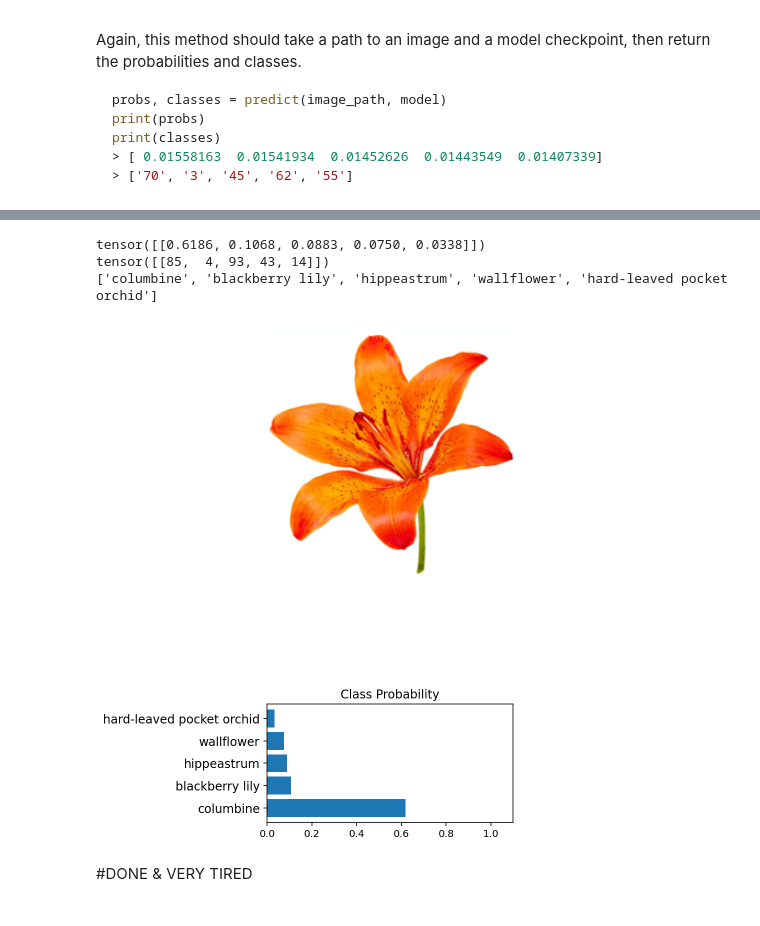
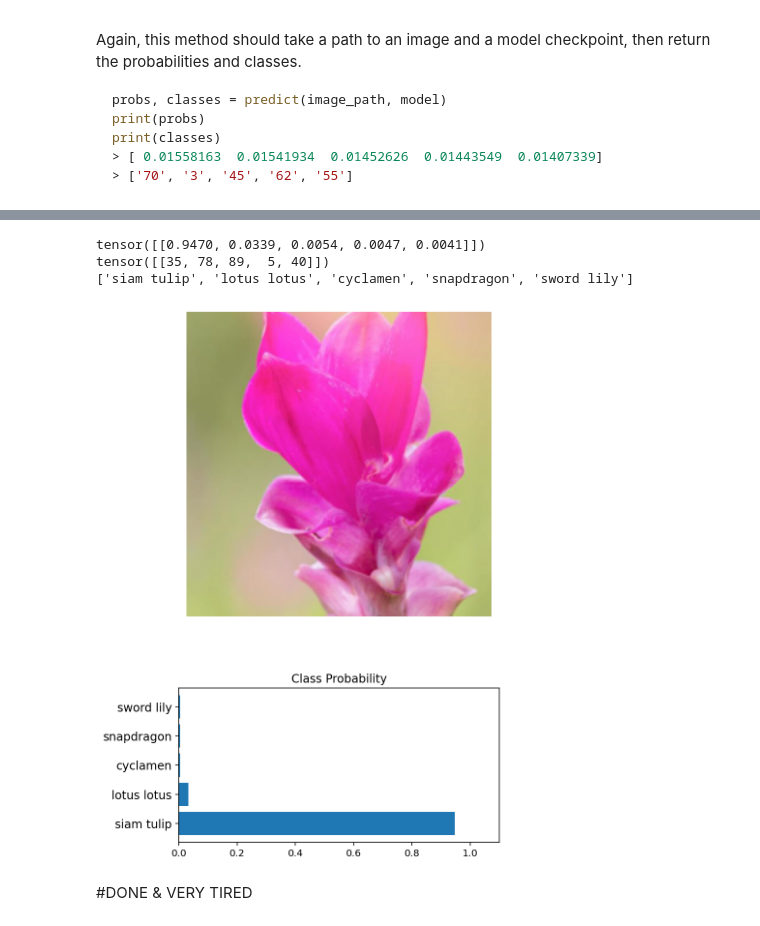
Before and after one commit to noveguy/MyClassifier, a Jupyter notebook: Image Classifier Project.ipynb, the cells around one changed output, grey strips where cells are left out. Drawn from its saved outputs; the diff is of its cells as text; code cells hidden in the pictures.

Commit message:
Minor print format fix; jupyter nb re-test OK

```diff
--- a/Image Classifier Project.ipynb
+++ b/Image Classifier Project.ipynb
@@ -129,6 +129,7 @@ VGG(
   )
 )
 # %%
+class_to_idx = train_datasets.class_to_idx
 class myNNmodule():
     def __init__(self):
         classifier = nn.Sequential()
@@ -140,11 +141,12 @@ for param in model.parameters():
 
 from collections import OrderedDict
 classifier = nn.Sequential(OrderedDict([
-                          ('fc1', nn.Linear(25088, 2048)),
+                          ('fc1', nn.Linear(25088, 1024)),
                           ('relu', nn.ReLU()),
-                          ('fc2', nn.Linear(2048, 102)),
+                          ('fc2', nn.Linear(1024, 102)),
                           ('output', nn.LogSoftmax(dim=1))
                           ]))
 myModule = myNNmodule()
 myModule.classifier = classifier
+myModule.class_to_idx = class_to_idx
 model.classifier = myModule.classifier
@@ -175,5 +158,5 @@ VGG(
 # %%
-
+import time
 #training loop parameters
 epochs = 4
 learnrate = 0.001
@@ -186,6 +169,7 @@ for params in model.classifier.parameters():
     params.requires_grad = True
 
 for e in range(epochs):
+    start_epoch = time.time()
     running_loss = 0
     for images, labels in trainloaders:
 
@@ -230,5 +214,6 @@ for e in range(epochs):
     print("Epoch: {}/{}.. ".format(e+1, epochs),
           "Train Loss: {:.6f}.. ".format(train_loss),
           "Valid Loss: {:.6f}.. ".format(valid_loss),
-          "Valid Accuracy: {:.6f}".format(val_correct / len(validloaders.dataset)))
+          "Valid Accuracy: {:.6f}.. ".format(val_correct / len(validloaders.dataset)),
+          "Duration: {:.1f}s ".format(time.time() - start_epoch))
 # %% [output]
@@ -241,8 +226,10 @@ Epoch: 4/4..  Train Loss: 0.002349..  Valid Loss: 0.006575..  Valid Accuracy: 0.
 
 It's good practice to test your trained network on test data, images the network has never seen either in training or validation. This will give you a good estimate for the model's performance on completely new images. Run the test images through the network and measure the accuracy, the same way you did validation. You should be able to reach around 70% accuracy on the test set if the model has been trained well.
 # %%
-#Uncomment to load saved classifier for running on test set
-model_loaded = load_checkpoint('MyClassifier_2048_4epochs.pth')
-model.to(device_cpu)
-model.classifier = model_loaded.classifier #model from checkpoint
-model.to(device)
+# Uncomment to load saved classifier for running on test set
+# NOTE: Run the cell containing load_checkpoint() first
+
+#model_loaded = load_checkpoint('MyClassifier_vgg16_1024_4epochs.pth')
+#model.classifier = model_loaded.classifier #model from checkpoint
+#model.to(device)
+#class_to_idx = model_loaded.class_to_idx
@@ -509,24 +478,24 @@ def view_classify(image_path, probs, flowers, image_title=None):
     plt.tight_layout()
 # %%
 # TODO: Display an image along with the top 5 classes
-image_path = '../tiger_lily_1.jpg'
+image_path = '../siam_tulips_5.jpg'
 probs, indices = predict(image_path, model)
 print(probs)
 print(indices)
 
 
-idx_to_class = reverseKeyValuePair(model_loaded.class_to_idx)
+idx_to_class = reverseKeyValuePair(class_to_idx)
 probs = probs.squeeze().numpy()
 indices = indices.squeeze().numpy()
 
 flowers = [cat_to_name[idx_to_class[idx]] for idx in indices.tolist()]
 print(flowers)
 
 view_classify(image_path, probs, flowers)
 # %% [output]
-tensor([[0.6186, 0.1068, 0.0883, 0.0750, 0.0338]])
-tensor([[85,  4, 93, 43, 14]])
-['columbine', 'blackberry lily', 'hippeastrum', 'wallflower', 'hard-leaved pocket orchid']
+tensor([[0.9470, 0.0339, 0.0054, 0.0047, 0.0041]])
+tensor([[35, 78, 89,  5, 40]])
+['siam tulip', 'lotus lotus', 'cyclamen', 'snapdragon', 'sword lily']
-[figure, old version]
+[figure, new version]
 # %% [markdown]
 #DONE & VERY TIRED
```
Also changed, not shown: parts of 6 cells of this notebook, 1 other file.
